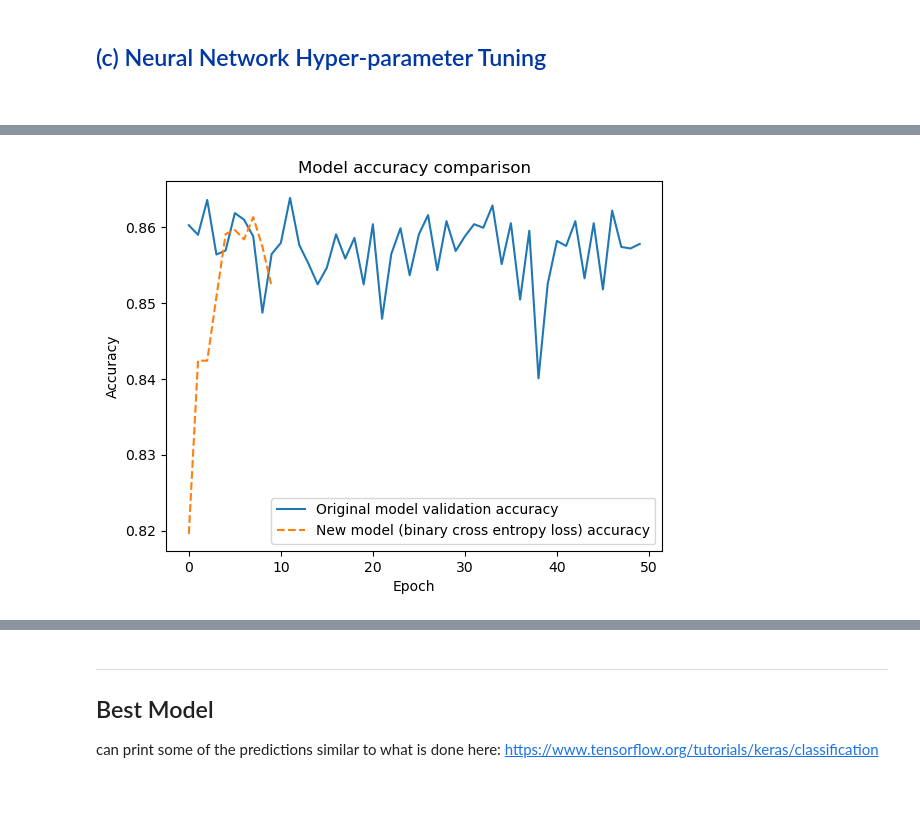
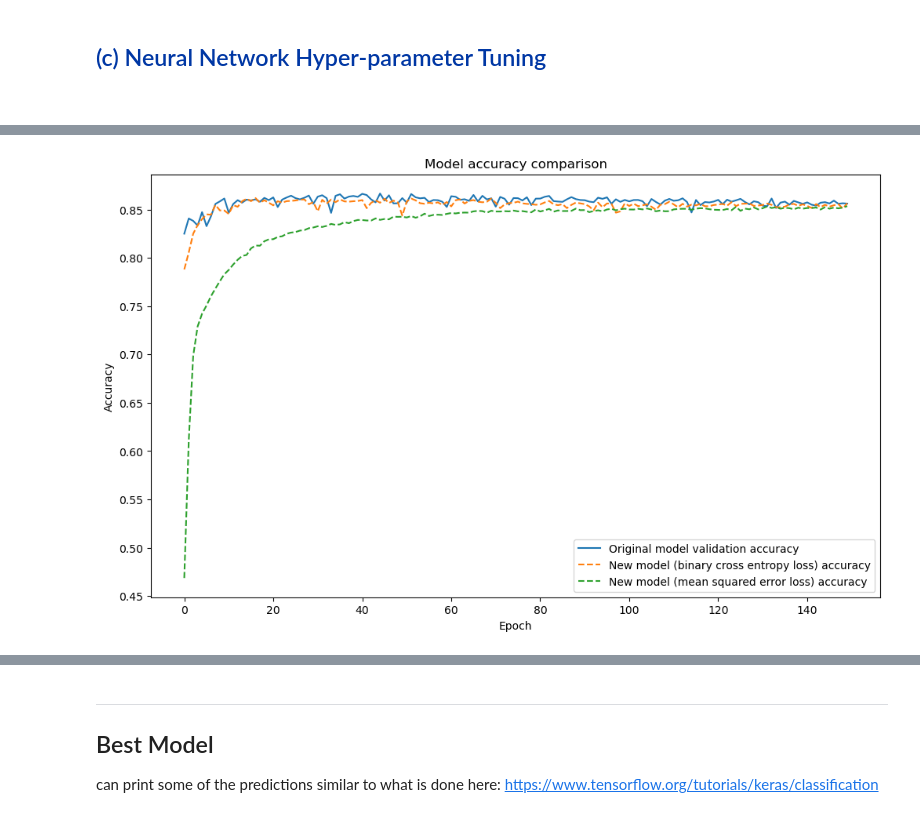
Before and after one commit to Bernardo-giff/assignment_3_aml, a Jupyter notebook: A3.ipynb, the cells around one changed output, grey strips where cells are left out. Cells and saved outputs as stored; diff of their text form; code cells hidden in the pictures.

```diff
--- a/A3.ipynb
+++ b/A3.ipynb
@@ -408,10 +469,13 @@ We will now use our data with the y vector being One-hot encoded. That way, we c
 # %%
+#Training a model with binary cross entropy
+
 epochs = 150
 
 from keras.utils import to_categorical
 
 y_train_one_hot = to_categorical(y_train, 10)
 y_val_one_hot = to_categorical(y_val, 10)
+y_test_one_hot = to_categorical(y_test, 10)
 
 #Declaring model 4 as a replica of the original model
 
@@ -424,15 +488,12 @@ model_bin.add(Dense(10, activation='sigmoid')) #output - 10 labels
 model_bin.compile(loss='binary_crossentropy', optimizer='adam',
               metrics=['accuracy'])
 
-model_bin_callback = model_bin.fit(X_train, y_train_one_hot, validation_split=val_split, epochs=epochs, batch_size=10, verbose=False)
+model_bin_callback = model_bin.fit(X_train, y_train_one_hot, validation_split=val_split,
+                                   epochs=epochs, batch_size=10, verbose=False)
 
+# Save the model
+model_bin.save('models/model_bin.keras')
 
-plt.plot(model1_callback.history['val_accuracy'], label='Original model validation accuracy')
-plt.plot(model_bin_callback.history['val_accuracy'], linestyle='--', label='New model (binary cross entropy loss) accuracy')
-plt.title('Model accuracy comparison')
-plt.ylabel('Accuracy')
-plt.xlabel('Epoch')
-plt.legend(loc='lower right')
-plt.show()
+# Save the history object using pickle or another serialization method
+with open('models/model_bin_callback.pkl', 'wb') as file:
+    pickle.dump(model_bin_callback.history, file)
-# %% [output]
-[figure, removed]
@@ -438,0 +530,24 @@ plt.show()
+# %%
+with open('models/model_bin_callback.pkl', 'rb') as file:
+    model_bin_callback = pickle.load(file)
+
+with open('models/model_orig_callback.pkl', 'rb') as file:
+    model_orig_callback = pickle.load(file)
+
+with open('models/model_squared_callback.pkl', 'rb') as file:
+    model_squared_callback = pickle.load(file)
+
+#Plot convergence of the 3 hyperparams
+fig = plt.figure(figsize=(12,7))
+
+# Plotting the new model agains the original
+plt.plot(model_orig_callback['val_accuracy'], label='Original model validation accuracy')
+plt.plot(model_bin_callback['val_accuracy'], linestyle='--', label='New model (binary cross entropy loss) accuracy')
+plt.plot(model_squared_callback['val_accuracy'], linestyle='--', label='New model (mean squared error loss) accuracy')
+plt.title('Model accuracy comparison')
+plt.ylabel('Accuracy')
+plt.xlabel('Epoch')
+plt.legend(loc='lower right')
+plt.show()
+# %% [output]
+[figure, added]
```
Also changed, not shown: parts of 59 cells of this notebook, 24 other files.
